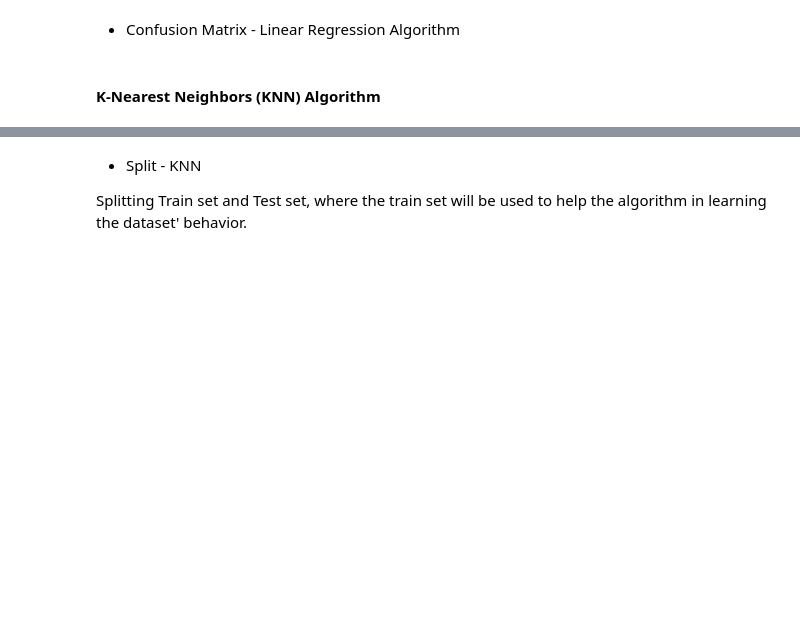
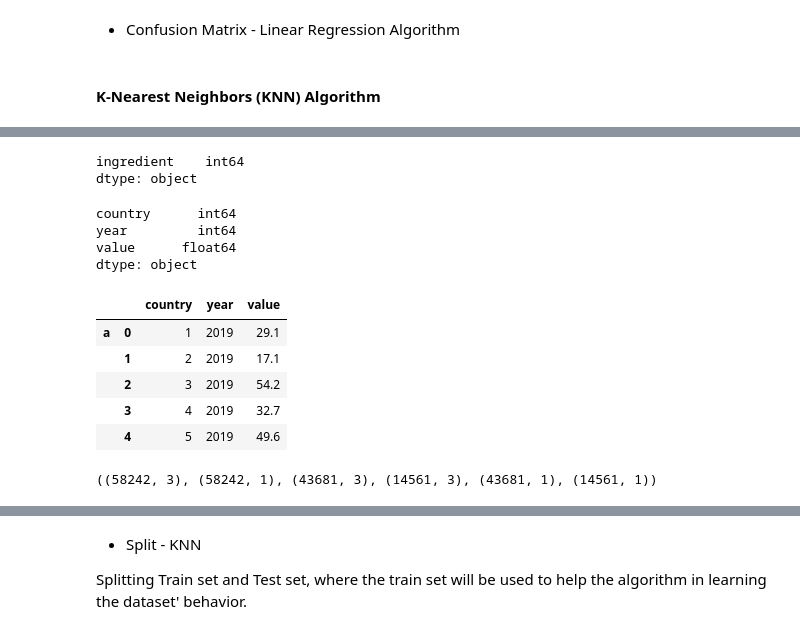
Before and after one commit to kellyc-j/MenuAssistance_project_y4, a Jupyter notebook: No. 3 Menu Assistance.ipynb, the cells around one changed output, grey strips where cells are left out. Cells and saved outputs as stored; diff of their text form; code cells hidden in the pictures; blank space fills up the shorter version.

```diff
--- a/No. 3 Menu Assistance.ipynb
+++ b/No. 3 Menu Assistance.ipynb
@@ -916,0 +888,24 @@ print(confusion_matrix(y_test, y_pred))
+# %%
+X=TOTALdataIngredients[['country','year','value']]
+#X=TOTALdataIngredients[['country']]
+# %%
+y.dtypes
+# %% [output]
+ingredient    int64
+dtype: object
+# %%
+X.dtypes
+# %% [output]
+country      int64
+year         int64
+value      float64
+dtype: object
+# %%
+X.head()
+# %% [output]
+|  |  | country | year | value |
+| a | 0 | 1 | 2019 | 29.1 |
+|  | 1 | 2 | 2019 | 17.1 |
+|  | 2 | 3 | 2019 | 54.2 |
+|  | 3 | 4 | 2019 | 32.7 |
+|  | 4 | 5 | 2019 | 49.6 |
@@ -916,0 +914,4 @@ print(confusion_matrix(y_test, y_pred))
+# %%
+X.shape, y.shape, X_train.shape, X_test.shape, y_train.shape, y_test.shape
+# %% [output]
+((58242, 3), (58242, 1), (43681, 3), (14561, 3), (43681, 1), (14561, 1))
```
Also changed, not shown: parts of 42 cells of this notebook.
